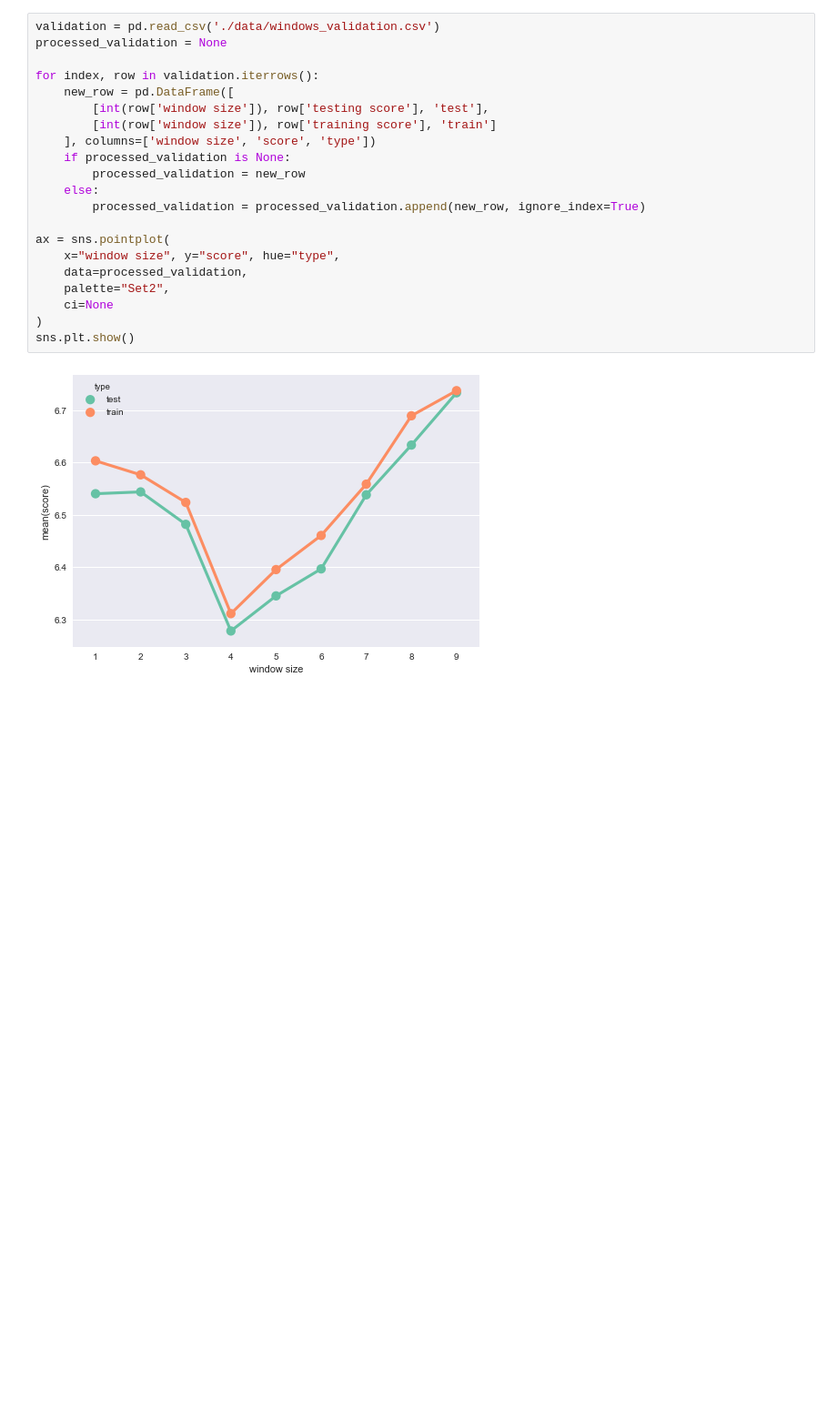
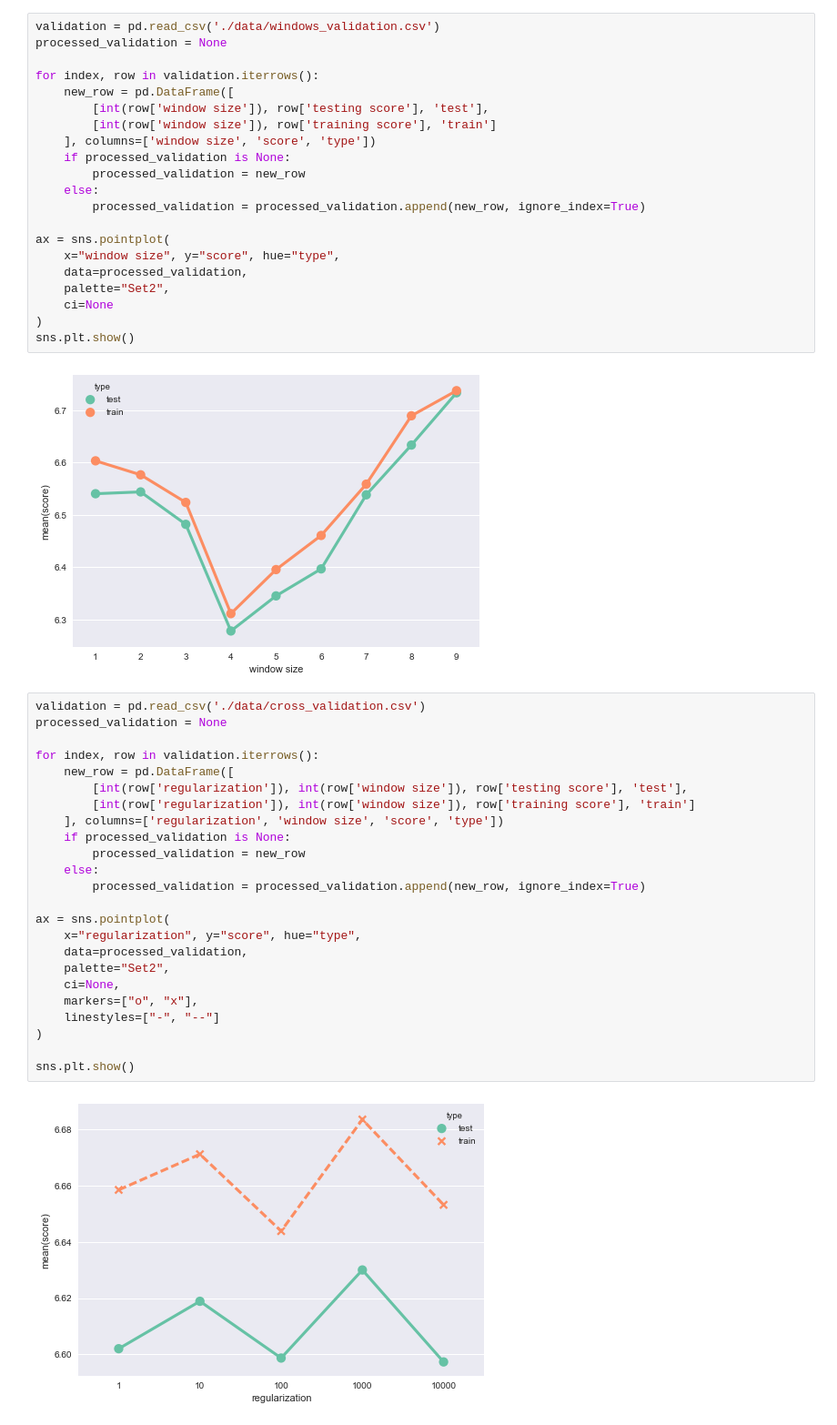
Before and after one commit to RichoHan/machine-learning, a Jupyter notebook: session-1-pm2.5-prediction/validation-vis.ipynb, the cells around one changed output. Shown at 91% size. Drawn from its saved outputs; the diff is of its cells as text; blank space fills up the shorter version.

Commit message:
Update validation data.

```diff
--- a/session-1-pm2.5-prediction/validation-vis.ipynb
+++ b/session-1-pm2.5-prediction/validation-vis.ipynb
@@ -49,3 +49,29 @@ ax = sns.pointplot(
 sns.plt.show()
 # %% [output]
 [figure]
+# %%
+validation = pd.read_csv('./data/cross_validation.csv')
+processed_validation = None
+
+for index, row in validation.iterrows():
+    new_row = pd.DataFrame([
+        [int(row['regularization']), int(row['window size']), row['testing score'], 'test'],
+        [int(row['regularization']), int(row['window size']), row['training score'], 'train']
+    ], columns=['regularization', 'window size', 'score', 'type'])
+    if processed_validation is None:
+        processed_validation = new_row
+    else:
+        processed_validation = processed_validation.append(new_row, ignore_index=True)
+
+ax = sns.pointplot(
+    x="regularization", y="score", hue="type",
+    data=processed_validation,
+    palette="Set2",
+    ci=None,
+    markers=["o", "x"],
+    linestyles=["-", "--"]
+)
+
+sns.plt.show()
+# %% [output]
+[figure, added]
```
Also changed, not shown: parts of 2 cells of this notebook, 5 other files.
